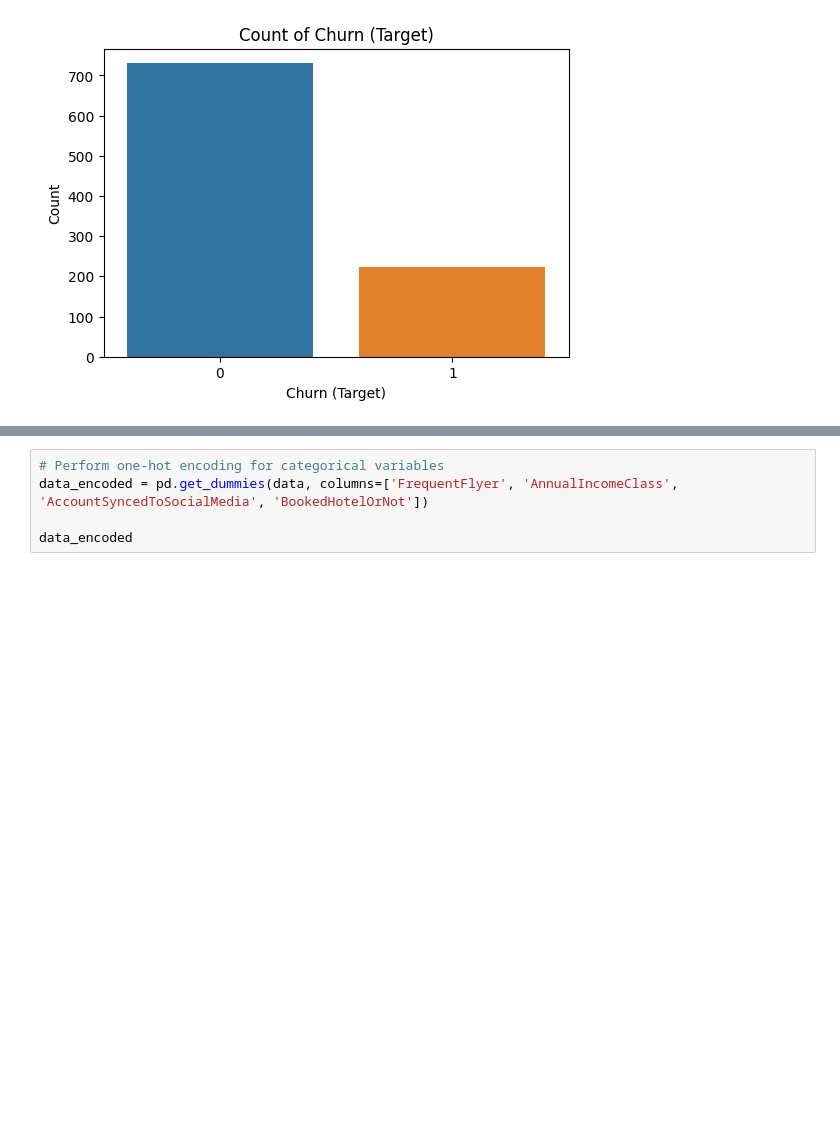
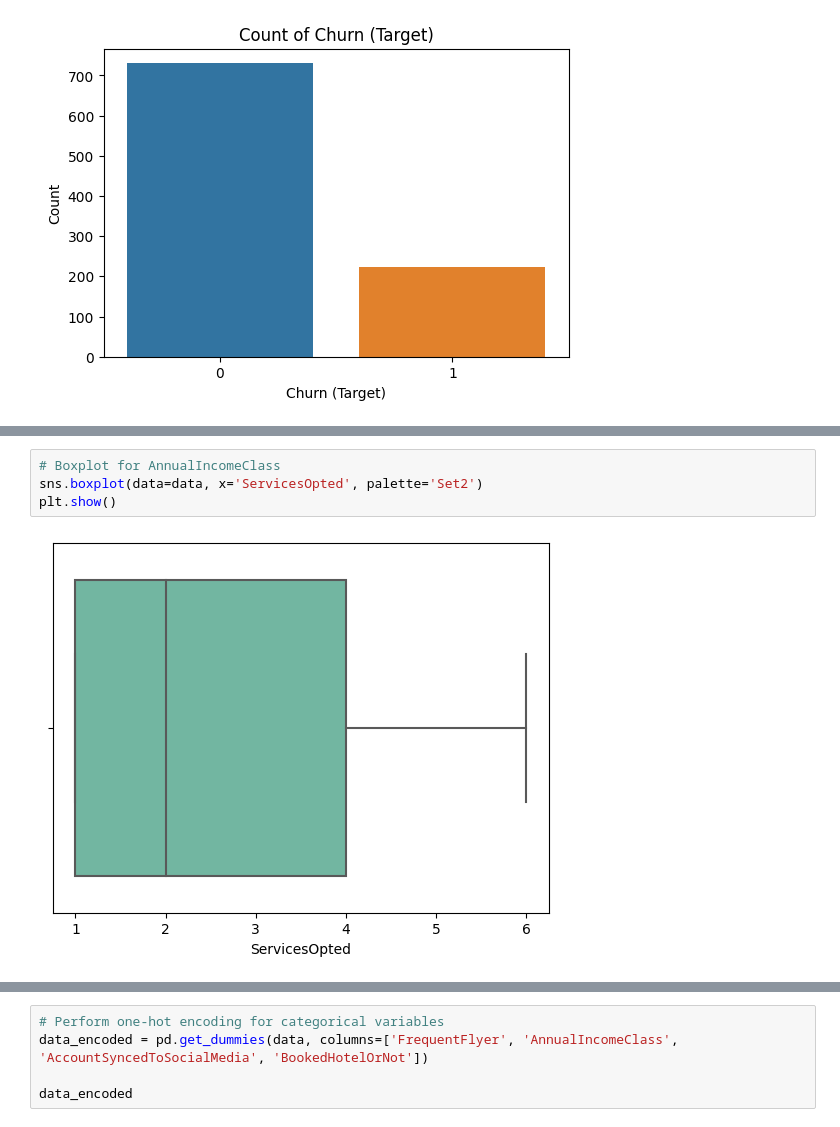
Before and after one commit to brilboy/churn-prediction, a Jupyter notebook: src/eda.ipynb, the cells around one changed output, grey strips where cells are left out. Drawn from its saved outputs; the diff is of its cells as text; blank space fills up the shorter version.

```diff
--- a/src/eda.ipynb
+++ b/src/eda.ipynb
@@ -122,0 +129,6 @@ plt.show()
+# %%
+# Boxplot for AnnualIncomeClass
+sns.boxplot(data=data, x='ServicesOpted', palette='Set2')
+plt.show()
+# %% [output]
+[figure, added]
```
Also changed, not shown: parts of 3 cells of this notebook.
